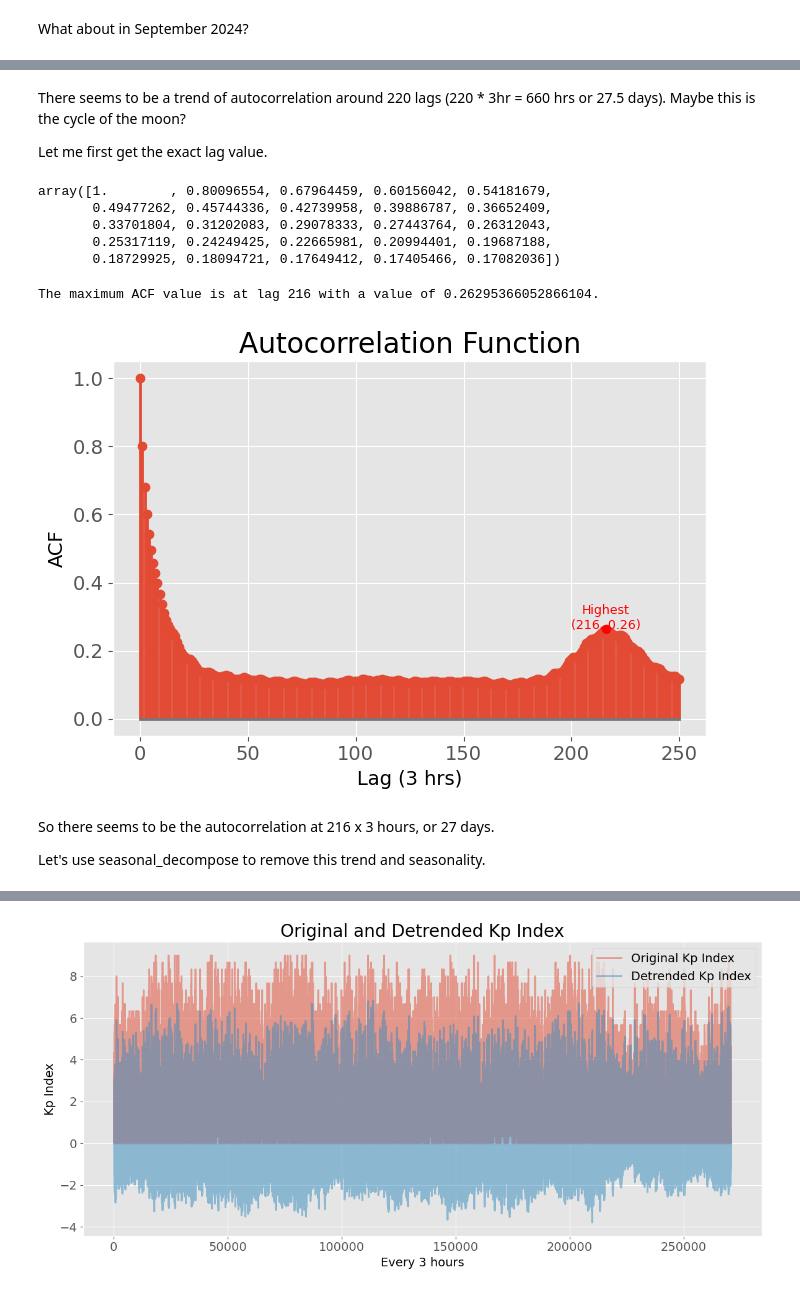
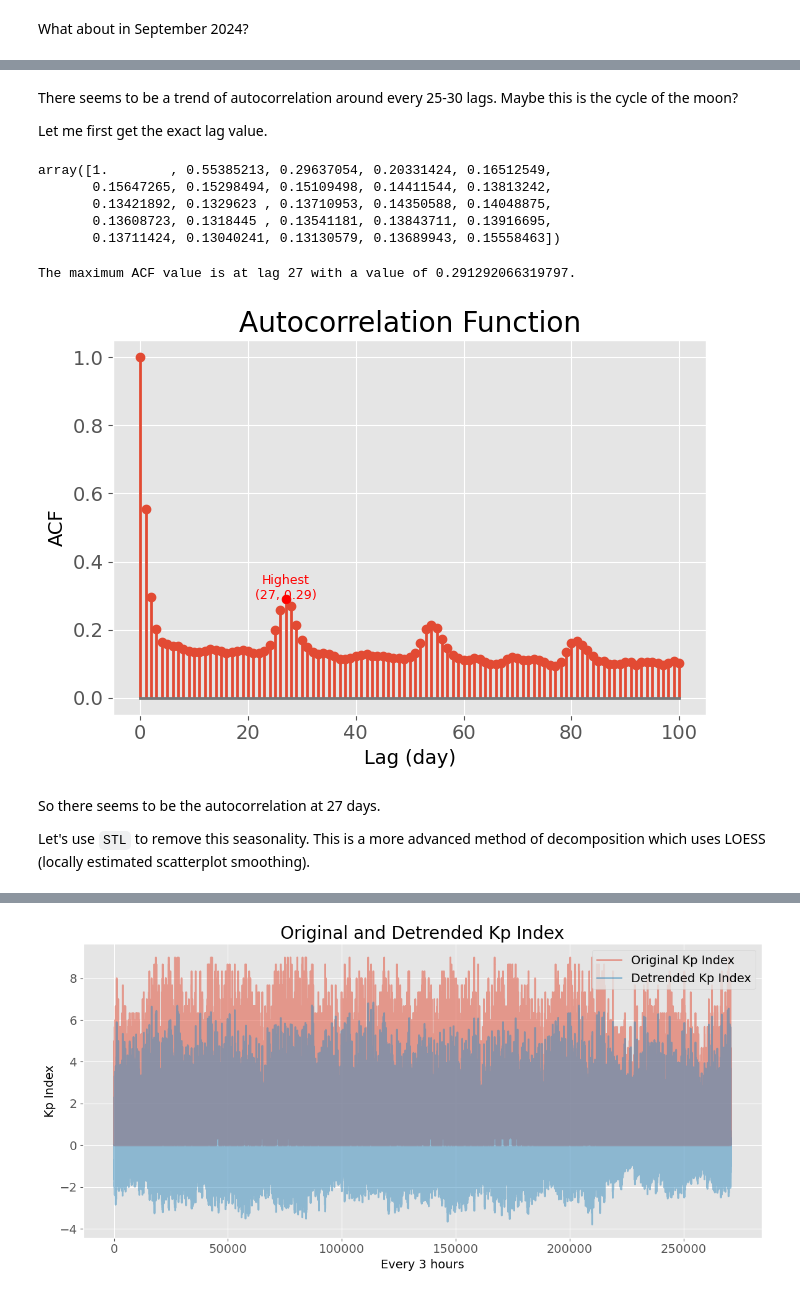
Before and after one commit to hcwang24/Aurora_Watch, a Jupyter notebook: aurora.ipynb, the cells around one changed output, grey strips where cells are left out. Saved outputs shown, nothing was run; the diff lists cells and outputs as text; code cells hidden in the pictures.

Commit message:
Update on seasonal decomposition

```diff
--- a/aurora.ipynb
+++ b/aurora.ipynb
@@ -143,0 +148,12 @@ This is a very large plot with many years of data. Let's look at the past month
+# %%
+# Create a new column for the date only (ignore the time part)
+kpindex_df['Date'] = kpindex_df['Datetime'].dt.date
+
+# Group by the 'Date' column and calculate the mean Kp index per day
+daily_mean_df = kpindex_df.groupby('Date').agg(Daily_Kp_Max=('Kp_Index', 'max')).reset_index()
+
+daily_mean_df = pd.DataFrame(daily_mean_df)
+
+daily_mean_df = daily_mean_df.rename(columns={"Date": "Datetime", "Daily_Kp_Max": "Kp_Index"})
+
+daily_mean_df.head()
@@ -167,0 +209,11 @@ With a lot of time-series data, there are temporal dependence, which means the v
+# %%
+fig, axes = plt.subplots(nrows=3, ncols=2, figsize=(10, 12))
+
+for order in range(3):
+    fit_label = f"Poly. fit (order {order})"
+    daily_mean_df[fit_label] = daily_mean_df["Kp_Index"] - detrend(daily_mean_df["Kp_Index"], order=order)
+    daily_mean_df[["Kp_Index", fit_label]].plot.line(xlabel="Time", ylabel="Kp_Index", ax=axes[order, 0])
+    (daily_mean_df["Kp_Index"] - daily_mean_df[fit_label]).plot.line(xlabel="Time", legend=False, ax=axes[order, 1])
+axes[0, 0].set_title("Original")
+axes[0, 1].set_title("Detrended")
+plt.tight_layout();
@@ -175,23 +235,23 @@ Text(0, 0.5, 'ACF')
 # %% [markdown]
-There seems to be a trend of autocorrelation around 220 lags (220 * 3hr = 660 hrs or 27.5 days). Maybe this is the cycle of the moon?
+There seems to be a trend of autocorrelation around every 25-30 lags. Maybe this is the cycle of the moon?
 
 Let me first get the exact lag value.
 # %%
-acf_data = acf(kpindex_df["Kp_Index"], nlags=250, bartlett_confint=True)
+acf_data = acf(daily_mean_df["Kp_Index"], nlags=100, bartlett_confint=True)
 acf_data[:25]
 # %% [output]
-array([1.        , 0.80096554, 0.67964459, 0.60156042, 0.54181679,
-       0.49477262, 0.45744336, 0.42739958, 0.39886787, 0.36652409,
-       0.33701804, 0.31202083, 0.29078333, 0.27443764, 0.26312043,
-       0.25317119, 0.24249425, 0.22665981, 0.20994401, 0.19687188,
-       0.18729925, 0.18094721, 0.17649412, 0.17405466, 0.17082036])
+array([1.        , 0.55385213, 0.29637054, 0.20331424, 0.16512549,
+       0.15647265, 0.15298494, 0.15109498, 0.14411544, 0.13813242,
+       0.13421892, 0.1329623 , 0.13710953, 0.14350588, 0.14048875,
+       0.13608723, 0.1318445 , 0.13541181, 0.13843711, 0.13916695,
+       0.13711424, 0.13040241, 0.13130579, 0.13689943, 0.15558463])
 # %%
 # Create lags array
 lags = np.arange(len(acf_data))
 
 # Define the range for finding the highest point
-start_lag = 50
-end_lag = 250
+start_lag = 20
+end_lag = 40
 
 # Find indices within the specified lag range
 indices_within_range = np.where((lags >= start_lag) & (lags <= end_lag))[0]
@@ -203,24 +263,24 @@ max_acf_value = acf_data[max_index]
 
 print(f'The maximum ACF value is at lag {max_lag} with a value of {max_acf_value}.')
 # %% [output]
-The maximum ACF value is at lag 216 with a value of 0.26295366052866104.
+The maximum ACF value is at lag 27 with a value of 0.291292066319797.
 # %%
 # Plot ACF
 plt.stem(lags, acf_data, use_line_collection=True)
-plt.xlabel("Lag (3 hrs)")
+plt.xlabel("Lag (day)")
 plt.ylabel('ACF')
 
 # Annotate the highest point
 plt.scatter(max_lag, max_acf_value, color='red', zorder=5)
 plt.text(max_lag, max_acf_value, f'Highest\n({max_lag}, {max_acf_value:.2f})',
          color='red', fontsize=9, ha='center')
 
 plt.title('Autocorrelation Function')
 plt.tight_layout()
 plt.show()
 # %% [output]
-[figure, old version]
+[figure, new version]
 # %% [markdown]
-So there seems to be the autocorrelation at 216 x 3 hours, or 27 days.
+So there seems to be the autocorrelation at 27 days.
 
-Let's use seasonal_decompose to remove this trend and seasonality.
+Let's use `STL` to remove this seasonality. This is a more advanced method of decomposition which uses LOESS (locally estimated scatterplot smoothing).
```
Also changed, not shown: parts of 25 cells of this notebook.
